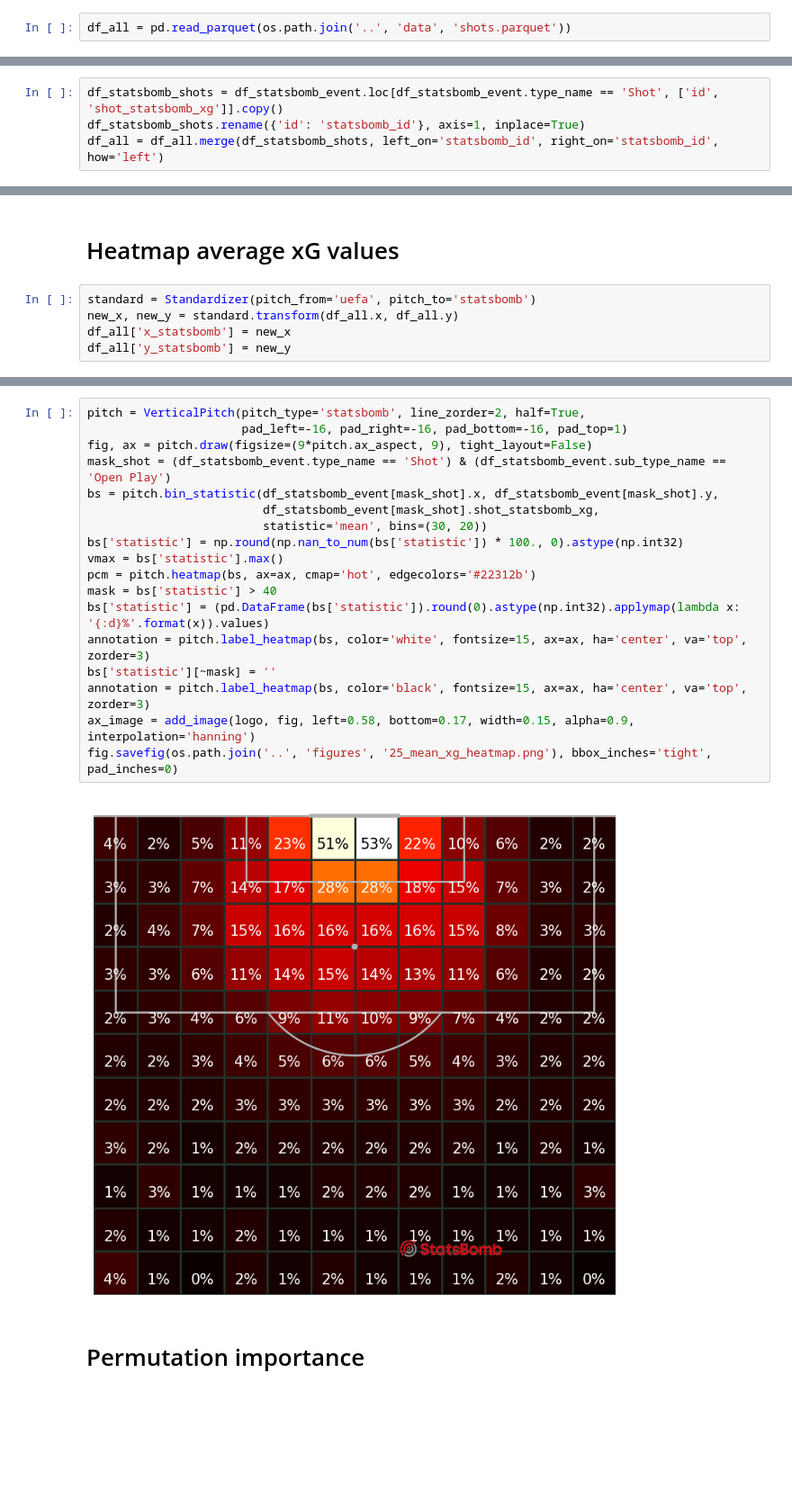
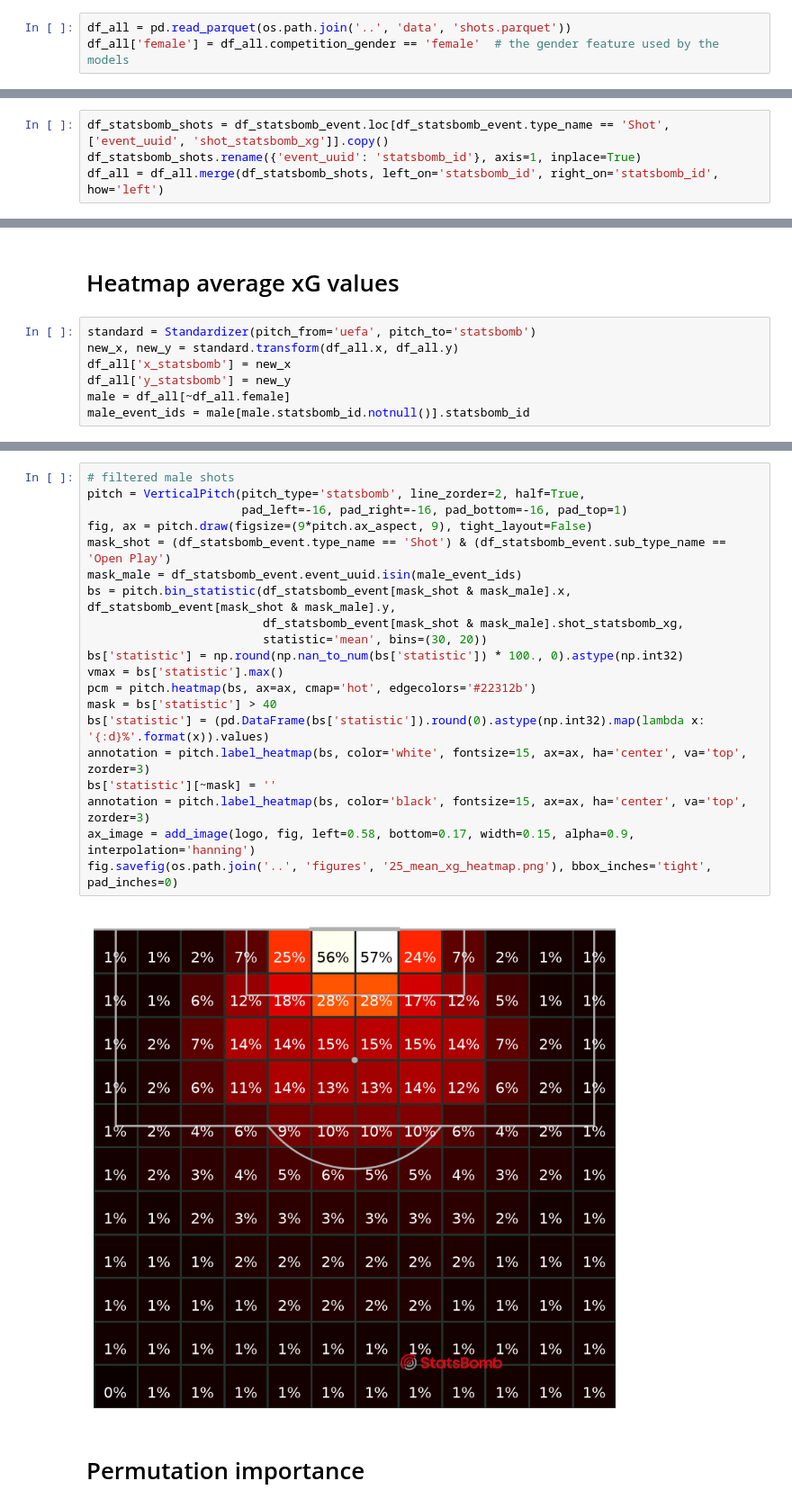
Before and after one commit to andrewRowlinson/expected-goals-thesis, a Jupyter notebook: notebooks/03-visualize-models.ipynb, the cells around one changed output, grey strips where cells are left out. Shown at 90% size. Saved outputs shown, nothing was run; the diff lists cells and outputs as text; blank space fills up the shorter version.

```diff
--- a/notebooks/03-visualize-models.ipynb
+++ b/notebooks/03-visualize-models.ipynb
@@ -27,6 +25,7 @@ df_X = df_lgbm.drop(['goal', 'split', 'match_id', 'wyscout_id', 'statsbomb_id'],
 df_xg = pd.read_parquet(os.path.join('..', 'data', 'modelling', 'xg_shap.parquet'))
 # %%
 df_all = pd.read_parquet(os.path.join('..', 'data', 'shots.parquet'))
+df_all['female'] = df_all.competition_gender == 'female'  # the gender feature used by the models
 # %%
 model = load(os.path.join('..', 'models', 'lgbm_model.joblib'))
 # %%
@@ -55,8 +54,8 @@ df_all.drop(['xg_1'], axis=1, inplace=True)
 # %% [markdown]
 Add on StatsBomb xG
 # %%
-df_statsbomb_shots = df_statsbomb_event.loc[df_statsbomb_event.type_name == 'Shot', ['id', 'shot_statsbomb_xg']].copy()
-df_statsbomb_shots.rename({'id': 'statsbomb_id'}, axis=1, inplace=True)
+df_statsbomb_shots = df_statsbomb_event.loc[df_statsbomb_event.type_name == 'Shot', ['event_uuid', 'shot_statsbomb_xg']].copy()
+df_statsbomb_shots.rename({'event_uuid': 'statsbomb_id'}, axis=1, inplace=True)
 df_all = df_all.merge(df_statsbomb_shots, left_on='statsbomb_id', right_on='statsbomb_id', how='left')
 # %% [markdown]
 Compare StatsBomb xG and model
@@ -169,4 +168,6 @@ standard = Standardizer(pitch_from='uefa', pitch_to='statsbomb')
 new_x, new_y = standard.transform(df_all.x, df_all.y)
 df_all['x_statsbomb'] = new_x
 df_all['y_statsbomb'] = new_y
+male = df_all[~df_all.female]
+male_event_ids = male[male.statsbomb_id.notnull()].statsbomb_id
 # %%
@@ -188,23 +190,25 @@ ax_image = add_image(logo, fig, left=0.64, bottom=0.17, width=0.15, alpha=0.9, i
 # %%
+# filtered male shots
 pitch = VerticalPitch(pitch_type='statsbomb', line_zorder=2, half=True,
                       pad_left=-16, pad_right=-16, pad_bottom=-16, pad_top=1)
 fig, ax = pitch.draw(figsize=(9*pitch.ax_aspect, 9), tight_layout=False)
 mask_shot = (df_statsbomb_event.type_name == 'Shot') & (df_statsbomb_event.sub_type_name == 'Open Play')
-bs = pitch.bin_statistic(df_statsbomb_event[mask_shot].x, df_statsbomb_event[mask_shot].y,
-                         df_statsbomb_event[mask_shot].shot_statsbomb_xg,
+mask_male = df_statsbomb_event.event_uuid.isin(male_event_ids)
+bs = pitch.bin_statistic(df_statsbomb_event[mask_shot & mask_male].x, df_statsbomb_event[mask_shot & mask_male].y,
+                         df_statsbomb_event[mask_shot & mask_male].shot_statsbomb_xg,
                          statistic='mean', bins=(30, 20))
 bs['statistic'] = np.round(np.nan_to_num(bs['statistic']) * 100., 0).astype(np.int32)
 vmax = bs['statistic'].max()
 pcm = pitch.heatmap(bs, ax=ax, cmap='hot', edgecolors='#22312b')
 mask = bs['statistic'] > 40
-bs['statistic'] = (pd.DataFrame(bs['statistic']).round(0).astype(np.int32).applymap(lambda x: '{:d}%'.format(x)).values)
+bs['statistic'] = (pd.DataFrame(bs['statistic']).round(0).astype(np.int32).map(lambda x: '{:d}%'.format(x)).values)
 annotation = pitch.label_heatmap(bs, color='white', fontsize=15, ax=ax, ha='center', va='top', zorder=3)
 bs['statistic'][~mask] = ''
 annotation = pitch.label_heatmap(bs, color='black', fontsize=15, ax=ax, ha='center', va='top', zorder=3)
 ax_image = add_image(logo, fig, left=0.58, bottom=0.17, width=0.15, alpha=0.9, interpolation='hanning')
 fig.savefig(os.path.join('..', 'figures', '25_mean_xg_heatmap.png'), bbox_inches='tight', pad_inches=0)
 # %% [output]
-[figure, old version]
+[figure, new version]
 # %% [markdown]
 # Permutation importance
 # %%
```
Also changed, not shown: parts of 18 cells of this notebook, 50 other files.
